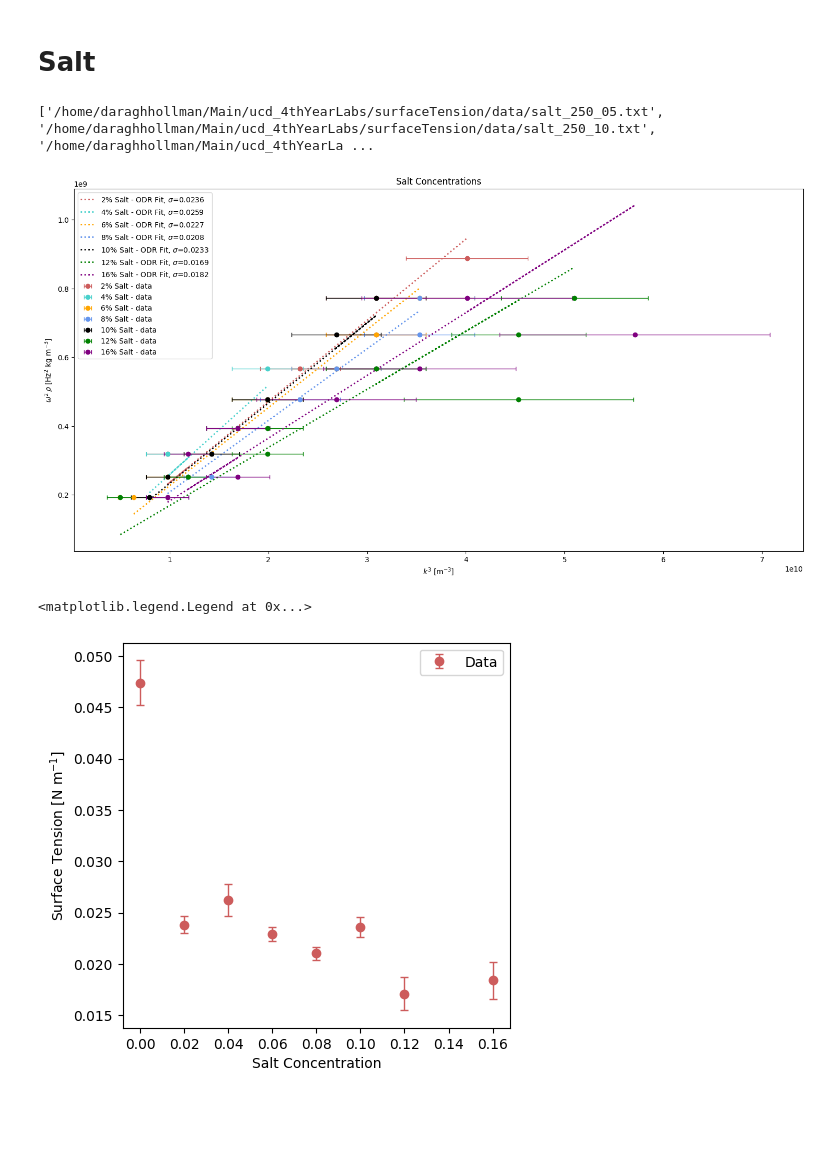
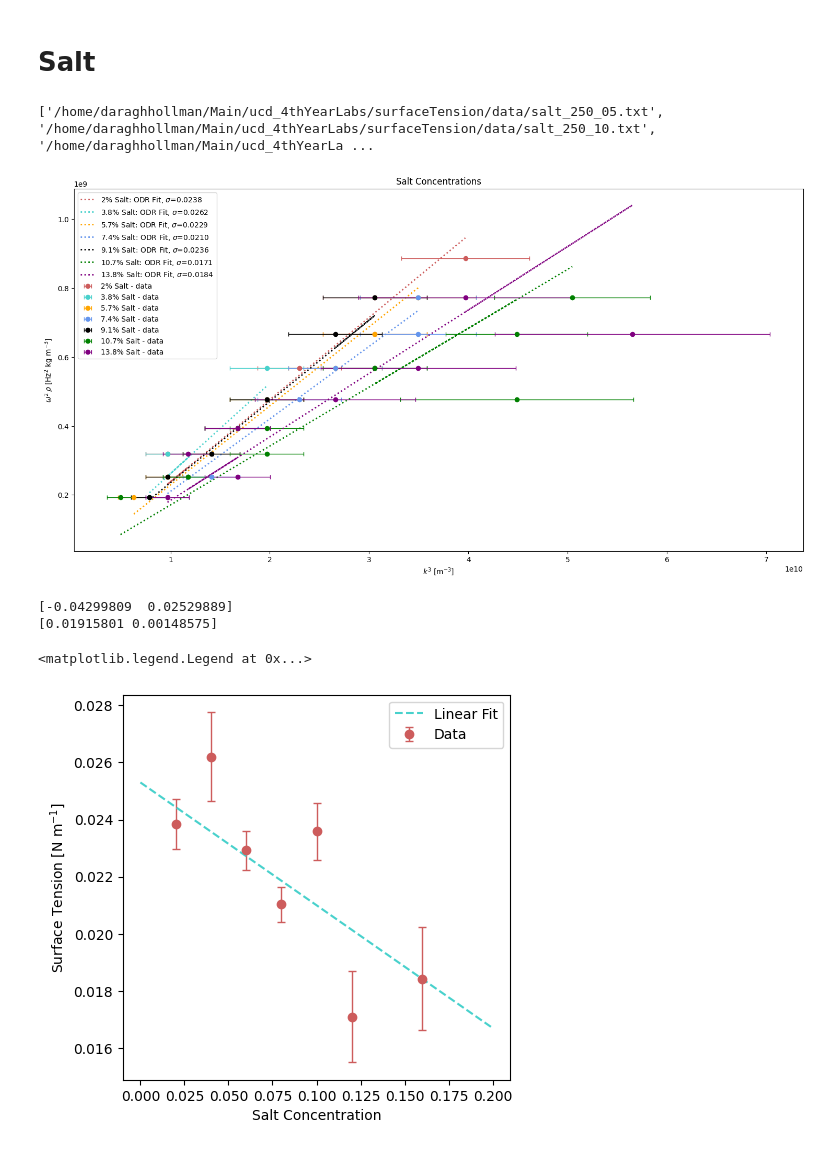
Before and after one commit to daraghhollman/UCD_4thYear_Labs, a Jupyter notebook: surfaceTension/python/Analysis.ipynb, the cells around one changed output. Saved outputs shown, nothing was run; the diff lists cells and outputs as text; code cells hidden in the pictures; blank space fills up the shorter version.

```diff
--- a/surfaceTension/python/Analysis.ipynb
+++ b/surfaceTension/python/Analysis.ipynb
@@ -106,7 +125,7 @@ def DetermineSurfaceTension(dataPath, density, plotTitle="", showPlot=False, ver
         ax.errorbar(xValues, yValues, xerr=xErr, fmt="o", color="indianred", capsize=3, linewidth=1, label="Data")
 
         xRange = np.linspace(np.min(xValues), np.max(xValues), 10)
-        ax.plot(xValues, LinearFunc(regression.beta, xValues), color="mediumturquoise", lw=2, ls="dotted", label=f"ODR Fit, m={regression.beta[0]:.4f}, c={regression.beta[1]:.2f}")
+        ax.plot(xValues, LinearFunc(regression.beta, xValues), color="mediumturquoise", lw=2, ls="dotted", label=f"ODR Fit, m={regression.beta[0]:.4f}, c={regression.beta[1]:.4f}")
 
         ax.set_xlabel("$k^3$ [m$^{-3}$]")
         ax.set_ylabel(r"$\omega^2 \,\rho$ [Hz$^2$ kg m$^{-3}$]")
@@ -164,11 +185,11 @@ def Multiplot(dataPath, densities, labels, colours, plotTitle, verbose=False):
     ax.legend()
     ax.set_title(plotTitle)
 # %%
-soapRatios = np.array([0.04, 0.08, 0.12, 0.2, 0.28])
+soapRatios = np.array([0.038, 0.074, 0.107, 0.167, 0.22])
 soapDensities = soapRatios * soapDensity + ([1]*5 - soapRatios) * waterDensity
 
 colours = ["indianred", "mediumturquoise", "orange", "cornflowerblue", "black"]
 
-Multiplot(rootPath + "/soap_250_*.txt", soapDensities, [r"4% Soap", r"8% Soap", r"12% Soap", r"20% Soap", r"28% Soap"], colours, "Soap Concentrations")
+Multiplot(rootPath + "/soap_250_*.txt", soapDensities, [r"3.8% Soap", r"7.4% Soap", r"10.7% Soap", r"16.7% Soap", r"22% Soap"], colours, "Soap Concentrations")
 # %% [output]
 ['/home/daraghhollman/Main/ucd_4thYearLabs/surfaceTension/data/soap_250_10.txt', '/home/daraghhollman/Main/ucd_4thYearLabs/surfaceTension/data/soap_250_20.txt', '/home/daraghhollman/Main/ucd_4thYearLa ...
@@ -224,48 +253,53 @@ ax.legend()
 # %% [markdown]
 # Salt
 # %%
-saltRatios = [waterDensity]*7
+saltMasses = [0.005, 0.010, 0.015, 0.020, 0.025, 0.030, 0.040]
+saltDensities = [(0.250 * waterDensity + saltMass) / 0.250 for saltMass in saltMasses] # assuming volume is constant
 
 colours = ["indianred", "mediumturquoise", "orange", "cornflowerblue", "black", "green", "purple"]
 
-Multiplot(rootPath + "/salt_250_*.txt", saltRatios, [r"2% Salt", r"4% Salt", r"6% Salt", r"8% Salt", r"10% Salt", r"12% Salt", r"16% Salt"], colours, "Salt Concentrations")
+Multiplot(rootPath + "/salt_250_*.txt", saltDensities, [r"2% Salt", r"3.8% Salt", r"5.7% Salt", r"7.4% Salt", r"9.1% Salt", r"10.7% Salt", r"13.8% Salt"], colours, "Salt Concentrations")
 # %% [output]
 ['/home/daraghhollman/Main/ucd_4thYearLabs/surfaceTension/data/salt_250_05.txt', '/home/daraghhollman/Main/ucd_4thYearLabs/surfaceTension/data/salt_250_10.txt', '/home/daraghhollman/Main/ucd_4thYearLa ...
-[figure, old version]
+[figure, new version]
 # %%
-saltDensity = waterDensity
+saltTension_250_05 = DetermineSurfaceTension(rootPath + "/salt_250_05.txt", saltDensities[0], showPlot=False)
+saltTension_250_10 = DetermineSurfaceTension(rootPath + "/salt_250_10.txt", saltDensities[1], showPlot=False)
+saltTension_250_15 = DetermineSurfaceTension(rootPath + "/salt_250_15.txt", saltDensities[2], showPlot=False)
+saltTension_250_20 = DetermineSurfaceTension(rootPath + "/salt_250_20.txt", saltDensities[3], showPlot=False)
+saltTension_250_25 = DetermineSurfaceTension(rootPath + "/salt_250_25.txt", saltDensities[4], showPlot=False)
+saltTension_250_30 = DetermineSurfaceTension(rootPath + "/salt_250_30.txt", saltDensities[5], showPlot=False)
+saltTension_250_40 = DetermineSurfaceTension(rootPath + "/salt_250_40.txt", saltDensities[6], showPlot=False)
 
-saltTension_250_05 = DetermineSurfaceTension(rootPath + "/salt_250_05.txt", saltDensity, showPlot=False)
-saltTension_250_10 = DetermineSurfaceTension(rootPath + "/salt_250_10.txt", saltDensity, showPlot=False)
-saltTension_250_15 = DetermineSurfaceTension(rootPath + "/salt_250_15.txt", saltDensity, showPlot=False)
-saltTension_250_20 = DetermineSurfaceTension(rootPath + "/salt_250_20.txt", saltDensity, showPlot=False)
-saltTension_250_25 = DetermineSurfaceTension(rootPath + "/salt_250_25.txt", saltDensity, showPlot=False)
-saltTension_250_30 = DetermineSurfaceTension(rootPath + "/salt_250_30.txt", saltDensity, showPlot=False)
-saltTension_250_40 = DetermineSurfaceTension(rootPath + "/salt_250_40.txt", saltDensity, showPlot=False)
+saltTensions = np.array([saltTension_250_05, saltTension_250_10, saltTension_250_15, saltTension_250_20, saltTension_250_25, saltTension_250_30, saltTension_250_40])
 
-saltTensions = np.array([waterTension, saltTension_250_05, saltTension_250_10, saltTension_250_15, saltTension_250_20, saltTension_250_25, saltTension_250_30, saltTension_250_40])
+saltRatios = np.array([0.02, 0.04, 0.06, 0.08, 0.10, 0.12, 0.16])
 
-saltRatios = np.array([0, 0.02, 0.04, 0.06, 0.08, 0.10, 0.12, 0.16])
+# FITTING
+pars, cov = curve_fit(LinearCurve, saltRatios, saltTensions[:, 0], sigma=saltTensions[:, 1])
+
+print(pars)
+print(np.sqrt(np.diag(cov)))
 
 # PLOTTING
 
 fig, ax = plt.subplots(figsize=(5,5))
 
 for ratio, tension in zip(saltRatios, saltTensions):
-    if ratio == soapRatios[0]:
+    if ratio == saltRatios[0]:
         label = "Data"
     else: label = ""
 
     ax.errorbar(ratio, tension[0], yerr=tension[1], fmt="o", color="indianred", capsize=3, linewidth=1, label=label)
 
-#xRange = np.linspace(0, 0.5, 100)
-#ax.plot(xRange, ExpCurve(xRange, expPars[0], expPars[1], expPars[2]), color="mediumturquoise", ls="--", label="Exponential Fit")
-#ax.plot(xRange[0:int(len(xRange)/3)], LinearCurve(xRange[0:int(len(xRange)/3)], firstLinearPars[0], firstLinearPars[1]), color="coral", ls="--", label="Piecewise Linear Fit")
-#ax.plot(xRange[int(len(xRange)/6):], LinearCurve(xRange[int(len(xRange)/6):], secondLinearPars[0], secondLinearPars[1]), color="coral", ls="--")
+xRange = np.linspace(0, 0.2, 100)
+ax.plot(xRange, LinearCurve(xRange, pars[0], pars[1]), color="mediumturquoise", ls="--", label="Linear Fit")
 
 ax.set_xlabel("Salt Concentration")
 ax.set_ylabel("Surface Tension [N m$^{-1}$]")
 ax.legend()
 # %% [output]
-<matplotlib.legend.Legend at 0x...>
+[-0.04299809  0.02529889]
+[0.01915801 0.00148575]
+<matplotlib.legend.Legend at 0x...>
-[figure, old version]
+[figure, new version]
```
Also changed, not shown: parts of 6 cells of this notebook, 9 other files.
